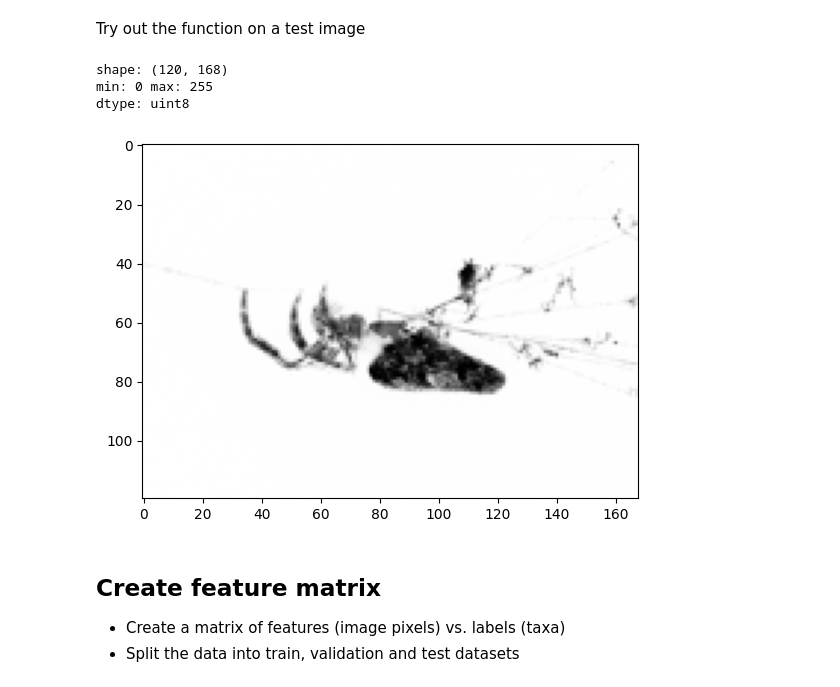
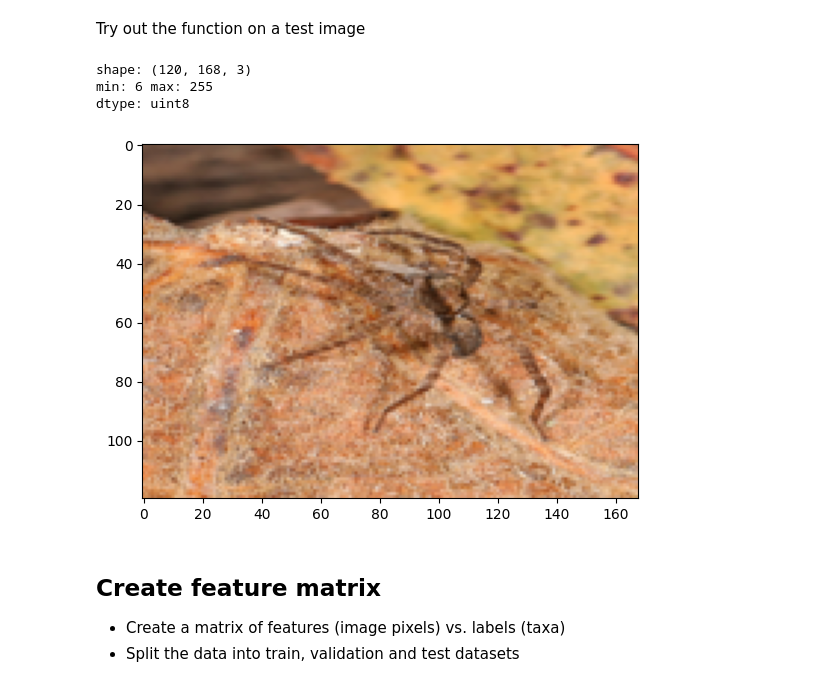
Before and after one commit to aot29/arthropod_taxonomy, a Jupyter notebook: 00_process_data.ipynb, the cells around one changed output. Drawn from its saved outputs; the diff is of its cells as text; code cells hidden in the pictures.

```diff
--- a/00_process_data.ipynb
+++ b/00_process_data.ipynb
@@ -29,36 +29,38 @@ import numpy as np
 # %%
 def format_image(path):
     """Takes a path to an image as input. Loads and rescales the image.
-    Returns a numpy array representing the red channel of the image."""
+    Returns a numpy array representing the the image."""
     size = (168, 120)
     # Load the image using PIL
     pillow_img = Image.open(path)
     pillow_img = pillow_img.resize(size)
     img = np.array(pillow_img)
-    return(img[:,:,0] ) # red channel
+    # return(img[:,:,1] ) # 0: red, 1: green, 2: blue channel
+    return(img)
 # %% [markdown]
 Try out the function on a test image
 # %%
 # Test the function on an example image
 #path = "/kaggle/input/arthropod-taxonomy-orders-object-detection-dataset/ArTaxOr/Araneae/003eb3db1665.jpg"
-path = join(DATA_PATH, 'ArTaxOr/Araneae/003eb3db1665.jpg')
+#path = join(DATA_PATH, 'ArTaxOr/Araneae/003eb3db1665.jpg')
+path = join(DATA_PATH, 'ArTaxOr/Araneae/0a158a2a38d2.jpg')
 
 img = format_image(path)
 print('shape:', img.shape)
 print('min:', img.min(), 'max:', img.max()) # min: 0 max: 255
 print('dtype:', img.dtype) # uint8
 
 %matplotlib inline
 import matplotlib.pyplot as plt
 
 # Plot the Green channel
 plt.imshow(img, cmap=plt.cm.Greys) # Greens colormap
 plt.show()
 # %% [output]
-shape: (120, 168)
-min: 0 max: 255
+shape: (120, 168, 3)
+min: 6 max: 255
 dtype: uint8
-[figure, old version]
+[figure, new version]
 # %% [markdown]
 ## Create feature matrix
 
```
Also changed, not shown: parts of 2 cells of this notebook, 5 other files.
